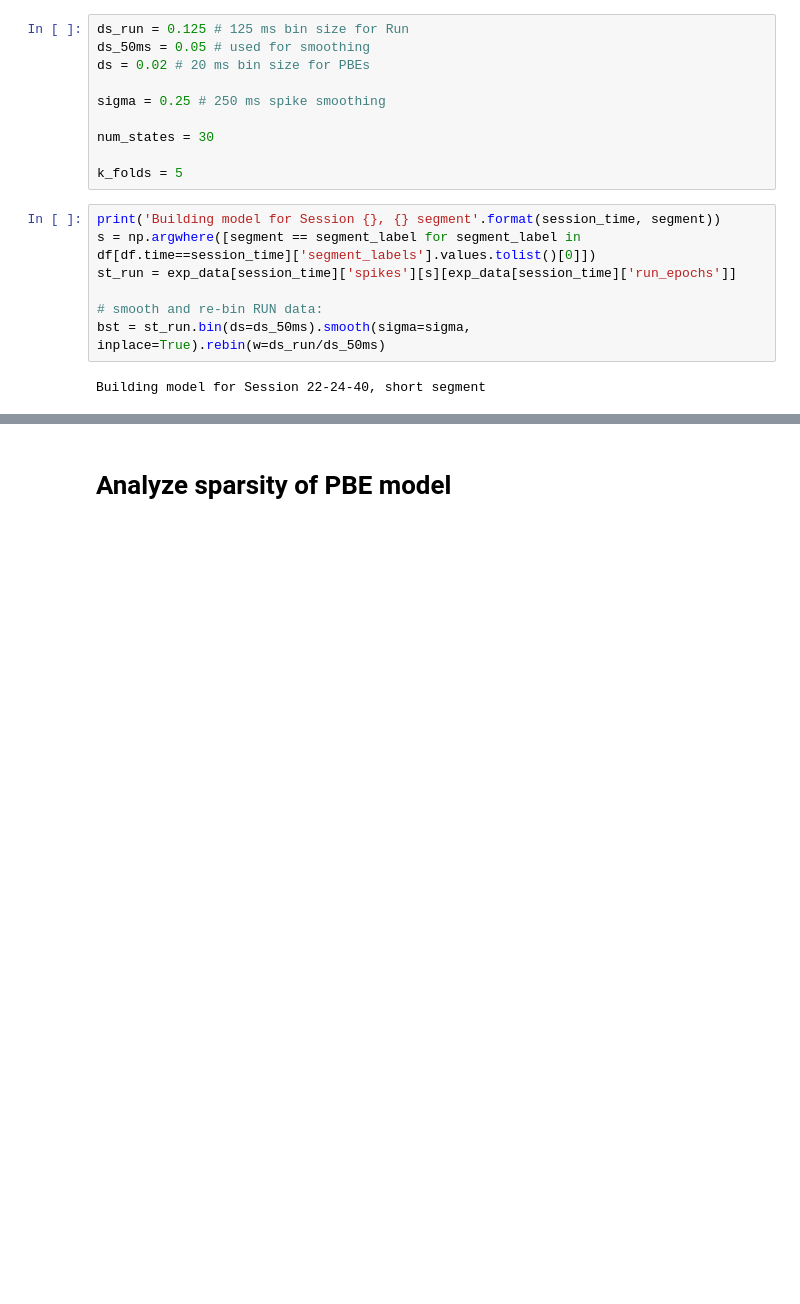
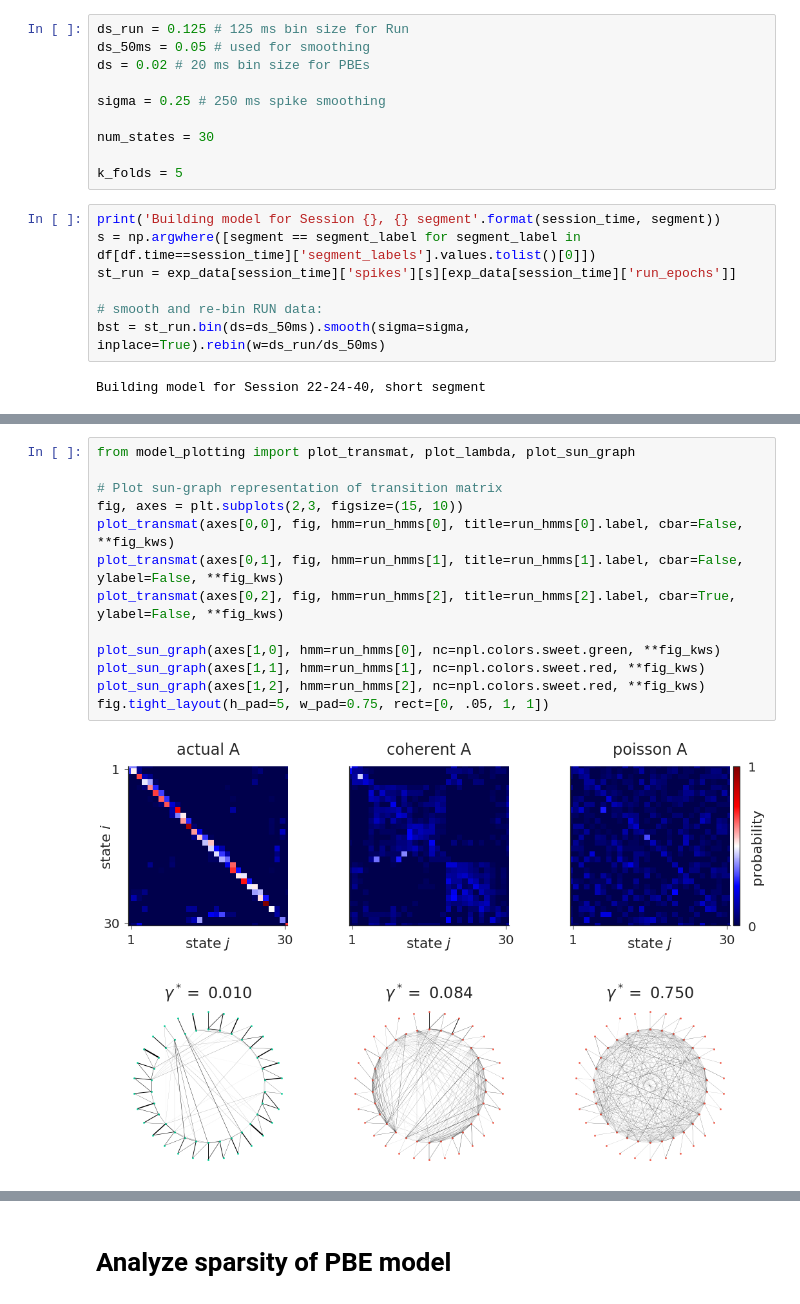
Before and after one commit to ckemere/CloudShuffles, a Jupyter notebook: Explore Latent RUN Space.ipynb, the cells around one changed output, grey strips where cells are left out. Saved outputs shown, nothing was run; the diff lists cells and outputs as text; blank space fills up the shorter version.

```diff
--- a/Explore Latent RUN Space.ipynb
+++ b/Explore Latent RUN Space.ipynb
@@ -141,0 +246,15 @@ Building model for Session 22-24-40, short segment
+# %%
+from model_plotting import plot_transmat, plot_lambda, plot_sun_graph
+
+# Plot sun-graph representation of transition matrix
+fig, axes = plt.subplots(2,3, figsize=(15, 10))
+plot_transmat(axes[0,0], fig, hmm=run_hmms[0], title=run_hmms[0].label, cbar=False, **fig_kws)
+plot_transmat(axes[0,1], fig, hmm=run_hmms[1], title=run_hmms[1].label, cbar=False, ylabel=False, **fig_kws)
+plot_transmat(axes[0,2], fig, hmm=run_hmms[2], title=run_hmms[2].label, cbar=True, ylabel=False, **fig_kws)
+
+plot_sun_graph(axes[1,0], hmm=run_hmms[0], nc=npl.colors.sweet.green, **fig_kws)
+plot_sun_graph(axes[1,1], hmm=run_hmms[1], nc=npl.colors.sweet.red, **fig_kws)
+plot_sun_graph(axes[1,2], hmm=run_hmms[2], nc=npl.colors.sweet.red, **fig_kws)
+fig.tight_layout(h_pad=5, w_pad=0.75, rect=[0, .05, 1, 1])
+# %% [output]
+[figure, added]
```
Also changed, not shown: parts of 22 cells of this notebook, 3 other files.
